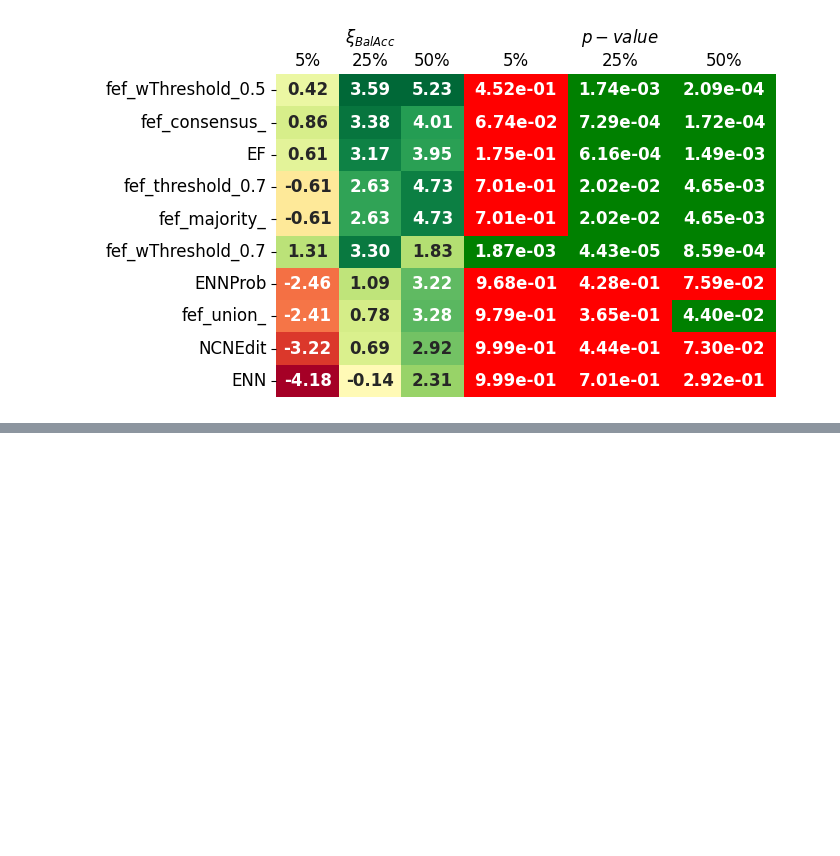
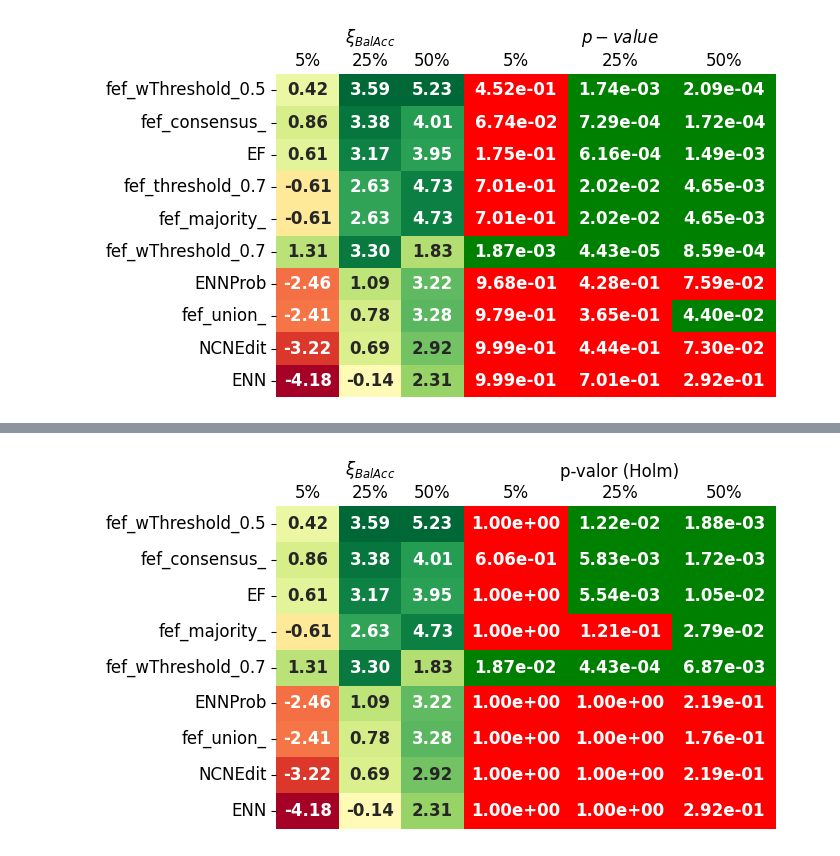
Before and after one commit to Juamp667/noislearn, a Jupyter notebook: reproducibility/testing/fefTry.ipynb, the cells around one changed output, grey strips where cells are left out. Cells and saved outputs as stored; diff of their text form; code cells hidden in the pictures; blank space fills up the shorter version.

```diff
--- a/reproducibility/testing/fefTry.ipynb
+++ b/reproducibility/testing/fefTry.ipynb
@@ -677,0 +729,93 @@ plt.show()
+# %%
+import seaborn as sns
+import matplotlib.pyplot as plt
+
+noise_levels = [5, 25, 50]
+
+tabla = (
+    out.pivot_table(
+        index="filter_id",
+        columns="noise_k",
+        values=["bal_acc_diff", "p_value", "p_value_holm"],
+    ).drop(index="fef_threshold_0.7")
+)
+
+# Media de las 3 columnas de bal_acc_diff para ordenar
+tabla["_mean_bal_acc_diff"] = tabla["bal_acc_diff"].mean(axis=1)
+tabla = tabla.sort_values("_mean_bal_acc_diff", ascending=False)
+
+display(tabla)
+
+diff = tabla["bal_acc_diff"].copy()
+pval = tabla["p_value_holm"].copy()
+
+# Orden según desempeño promedio en los 3 niveles
+orden = diff[noise_levels].mean(axis=1).sort_values(ascending=False).index
+
+diff = diff.loc[orden]
+pval = pval.loc[orden]
+
+fig, axes = plt.subplots(
+    1,
+    6,
+    figsize=(7, max(4, 0.35 * len(tabla))),
+    gridspec_kw={
+        "width_ratios": 3 * [0.6] + [1, 1, 1],
+        "wspace": 0.0,
+    },
+)
+
+for i, nk in enumerate(noise_levels):
+    sns.heatmap(
+        diff[[nk]],
+        annot=True,
+        fmt=".2f",
+        cmap="RdYlGn",
+        center=0,
+        cbar=False,
+        ax=axes[i],
+        annot_kws={"size": 12, "weight": 600},
+    )
+
+    if i == 1:
+        axes[i].set_title(r"$\xi_{BalAcc}$" + f"\n{nk}%")
+    else:
+        axes[i].set_title(f"{nk}%")
+
+    axes[i].set_xlabel("")
+    axes[i].set_ylabel("")
+    axes[i].tick_params(axis="y", rotation=0, labelsize=12)
+    axes[i].set_xticks([])
+
+    if i != 0:
+        axes[i].set_yticks([])
+
+for i, nk in enumerate(noise_levels):
+    sig = (pval[[nk]] < 0.05).astype(int)
+
+    sns.heatmap(
+        sig,
+        annot=pval[[nk]],
+        fmt=".2e",
+        cmap=sns.color_palette(["red", "green"], as_cmap=True),
+        vmin=0,
+        vmax=1,
+        cbar=False,
+        ax=axes[i + 3],
+        annot_kws={"size": 12, "weight": 600},
+    )
+
+    if i == 1:
+        axes[i + 3].set_title(r"p-valor (Holm)" + f"\n{nk}%")
+    else:
+        axes[i + 3].set_title(f"{nk}%")
+
+    axes[i + 3].set_xlabel("")
+    axes[i + 3].set_ylabel("")
+    axes[i + 3].set_yticks([])
+    axes[i + 3].set_xticks([])
+
+plt.tight_layout()
+plt.savefig(base_path + "/img/fefApproach/fef_performance.png")
+plt.show()
+# %% [output]
@@ -677,0 +834 @@ plt.show()
+[figure, added]
```
Also changed, not shown: parts of 6 cells of this notebook, 1 other file.
